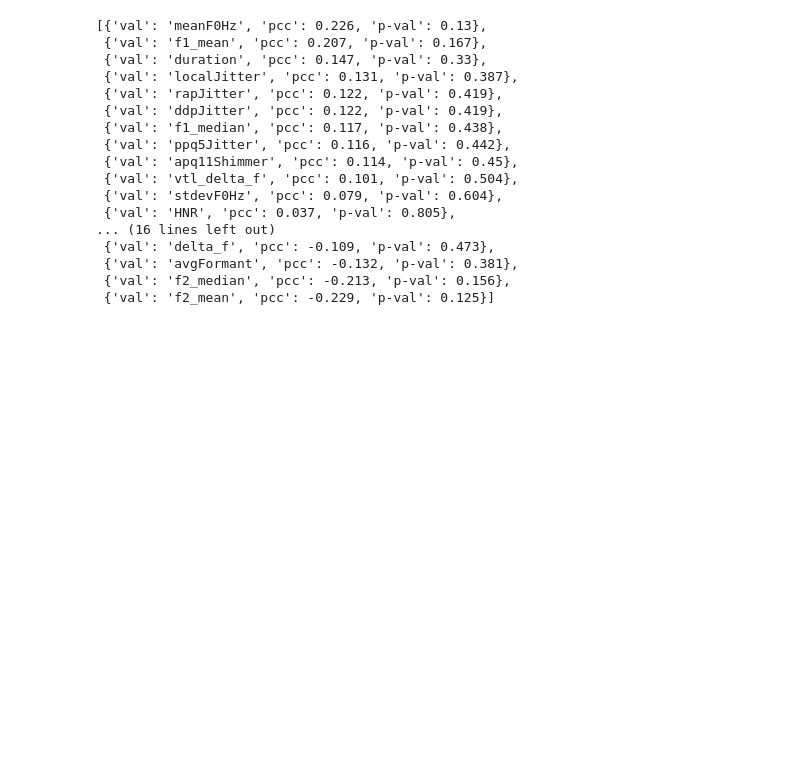
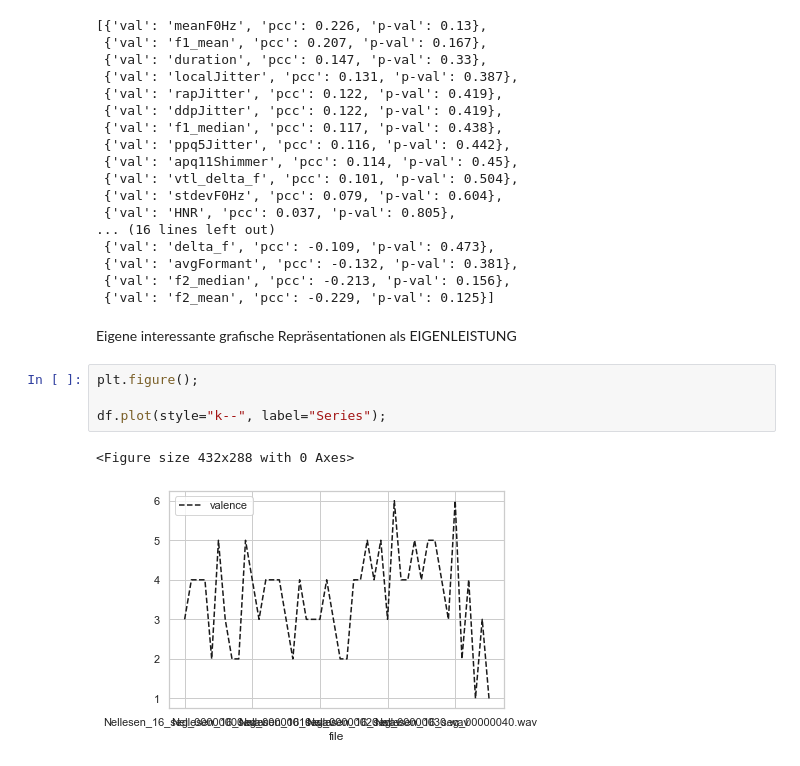
Before and after one commit to Sakun92/AbgabeJannis_MaschinelleEigenschaftsanalyse, a Jupyter notebook: Sprechstile_maschinelle_Eigenschaftsanalyse_Nellesen.ipynb, the cells around one changed output. Drawn from its saved outputs; the diff is of its cells as text; blank space fills up the shorter version.

```diff
--- a/Sprechstile_maschinelle_Eigenschaftsanalyse_Nellesen.ipynb
+++ b/Sprechstile_maschinelle_Eigenschaftsanalyse_Nellesen.ipynb
@@ -310,3 +310,12 @@ sorted(pearsons, key=lambda x: -x['pcc'])
  {'val': 'avgFormant', 'pcc': -0.132, 'p-val': 0.381},
  {'val': 'f2_median', 'pcc': -0.213, 'p-val': 0.156},
  {'val': 'f2_mean', 'pcc': -0.229, 'p-val': 0.125}]
+# %% [markdown]
+Eigene interessante grafische Repräsentationen als EIGENLEISTUNG
+# %%
+plt.figure();
+
+df.plot(style="k--", label="Series");
+# %% [output]
+<Figure size 432x288 with 0 Axes>
+[figure, added]
```
Also changed, not shown: parts of 59 cells of this notebook, 2 other files.
